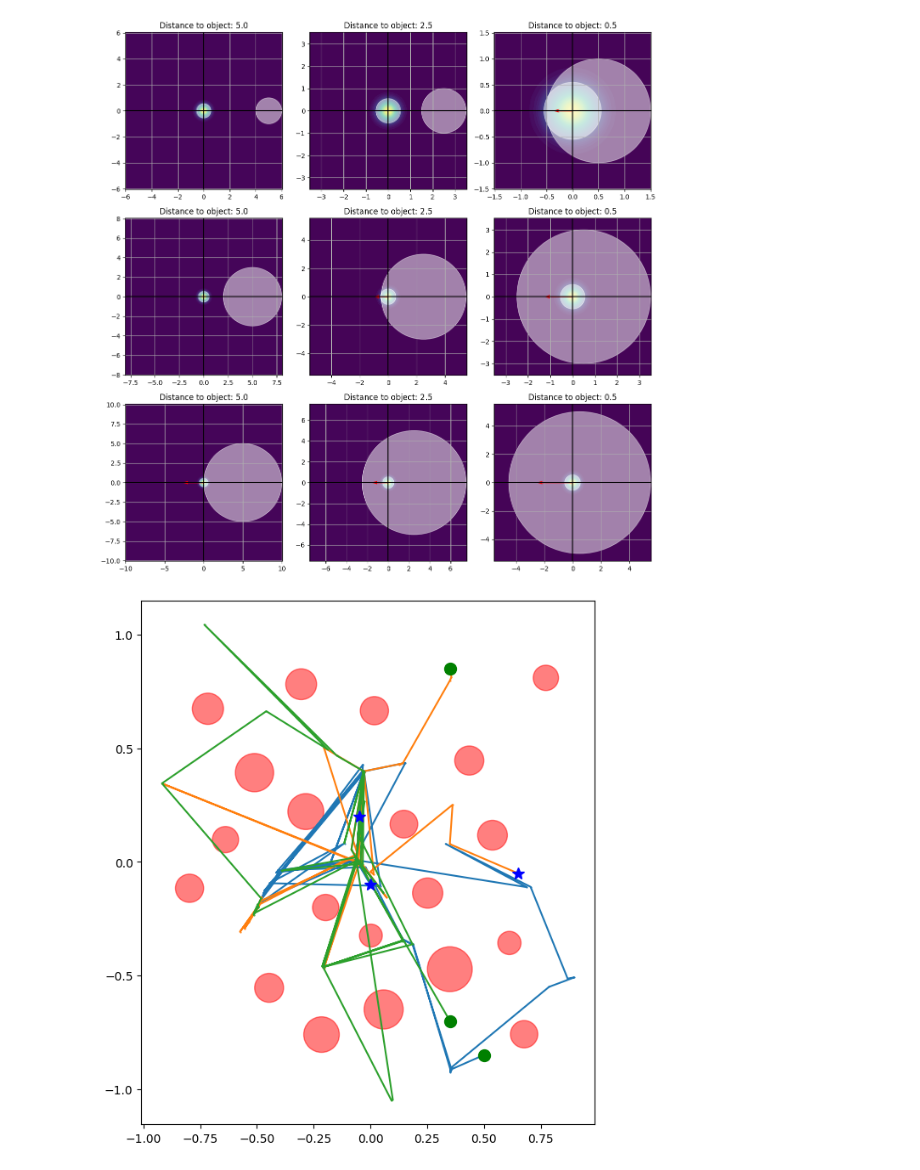
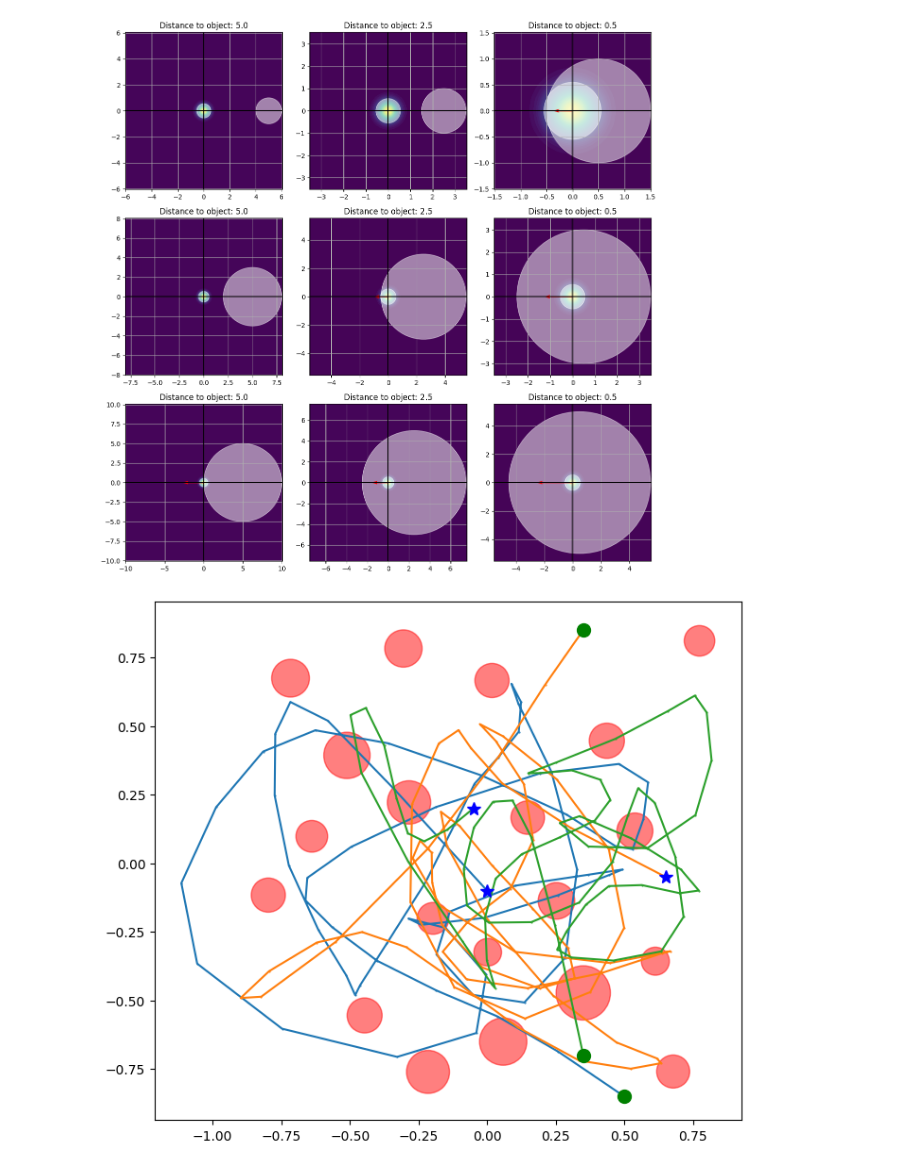
Before and after one commit to myfatemi04/constraint-guidance, a Jupyter notebook: analytical_version/kernels.ipynb, the cells around one changed output. Drawn from its saved outputs; the diff is of its cells as text; code cells hidden in the pictures.

Commit message:
maybe there is some problem with the kinetic energy kernel

```diff
--- a/analytical_version/kernels.ipynb
+++ b/analytical_version/kernels.ipynb
@@ -416,75 +416,75 @@ def clip_magnitude(vector, max_magnitude):
 def step_langevin(trajectory, sigma, step_size, problem: Problem):
     score = compute_kinetic_energy_score(trajectory, sigma)
 
-    for t in range(trajectory.shape[0]):
-        for agent in range(trajectory.shape[1]):
-            agent_x = trajectory[t, agent, 0]
-            agent_y = trajectory[t, agent, 1]
+    # for t in range(trajectory.shape[0]):
+    #     for agent in range(trajectory.shape[1]):
+    #         agent_x = trajectory[t, agent, 0]
+    #         agent_y = trajectory[t, agent, 1]
 
-            for obs_idx in range(obstacle_positions.shape[0]):
-                obs_x = obstacle_positions[obs_idx, 0]
-                obs_y = obstacle_positions[obs_idx, 1]
-                obs_rad = obstacle_radii[obs_idx]
+    #         for obs_idx in range(obstacle_positions.shape[0]):
+    #             obs_x = obstacle_positions[obs_idx, 0]
+    #             obs_y = obstacle_positions[obs_idx, 1]
+    #             obs_rad = obstacle_radii[obs_idx]
 
-                score[t, agent] += clip_magnitude(
-                    compute_agent_obstacle_score(
-                        agent_x,
-                        agent_y,
-                        obs_x,
-                        obs_y,
-                        obs_rad + problem.agent_radii[agent],
-                        sigma,
-                    ),
-                    1.0,
-                )
+    #             score[t, agent] += clip_magnitude(
+    #                 compute_agent_obstacle_score(
+    #                     agent_x,
+    #                     agent_y,
+    #                     obs_x,
+    #                     obs_y,
+    #                     obs_rad + problem.agent_radii[agent],
+    #                     sigma,
+    #                 ),
+    #                 1.0,
+    #             )
 
-            for other_agent in range(trajectory.shape[1]):
-                if other_agent == agent:
-                    continue
-                other_agent_x = trajectory[t, other_agent, 0]
-                other_agent_y = trajectory[t, other_agent, 1]
+    #         for other_agent in range(trajectory.shape[1]):
+    #             if other_agent == agent:
+    #                 continue
+    #             other_agent_x = trajectory[t, other_agent, 0]
+    #             other_agent_y = trajectory[t, other_agent, 1]
 
-                score[t, agent] += clip_magnitude(
-                    compute_agent_obstacle_score(
-                        agent_x,
-                        agent_y,
-                        other_agent_x,
-                        other_agent_y,
-                        problem.agent_radii[agent] + problem.agent_radii[other_agent],
-                        np.sqrt(2) * sigma,  # sum the variances
-                    ),
-                    1.0,
-                )
+    #             score[t, agent] += clip_magnitude(
+    #                 compute_agent_obstacle_score(
+    #                     agent_x,
+    #                     agent_y,
+    #                     other_agent_x,
+    #                     other_agent_y,
+    #                     problem.agent_radii[agent] + problem.agent_radii[other_agent],
+    #                     np.sqrt(2) * sigma,  # sum the variances
+    #                 ),
+    #                 1.0,
+    #             )
 
     return (
         trajectory + step_size * score
         # + np.sqrt(2 * step_size) * np.random.randn(*trajectory.shape)
     )
 
 
 with open("../instances_data/instances_dense.json") as f:
     instances = json.load(f)
 
 instance = instances[0]
 start_positions = np.array(instance["agents"]["start_positions"])
 end_positions = np.array(instance["agents"]["end_positions"])
 obstacle_positions = np.array(instance["obstacles"]["positions"])
 obstacle_radii = np.array(instance["obstacles"]["radii"])
 
 problem = Problem.from_json(instance)
 trajectory = np.random.randn(64, len(instance["agents"]["start_positions"]), 2)
 trajectory[0] = start_positions
 trajectory[-1] = end_positions
 
 for sigma in [0.1]:
-    for i in range(20):
+    for i in range(2000):
         trajectory = step_langevin(trajectory, sigma=sigma, step_size=sigma, problem=problem)
         trajectory[0] = start_positions
         trajectory[-1] = end_positions
 
 # Visualize the trajectory.
 fig, ax = plt.subplots(figsize=(8, 8))
 problem.visualize(trajectory, ax)
 plt.show()
 # %% [output]
-[figure, old version]
+[figure, new version]
```
